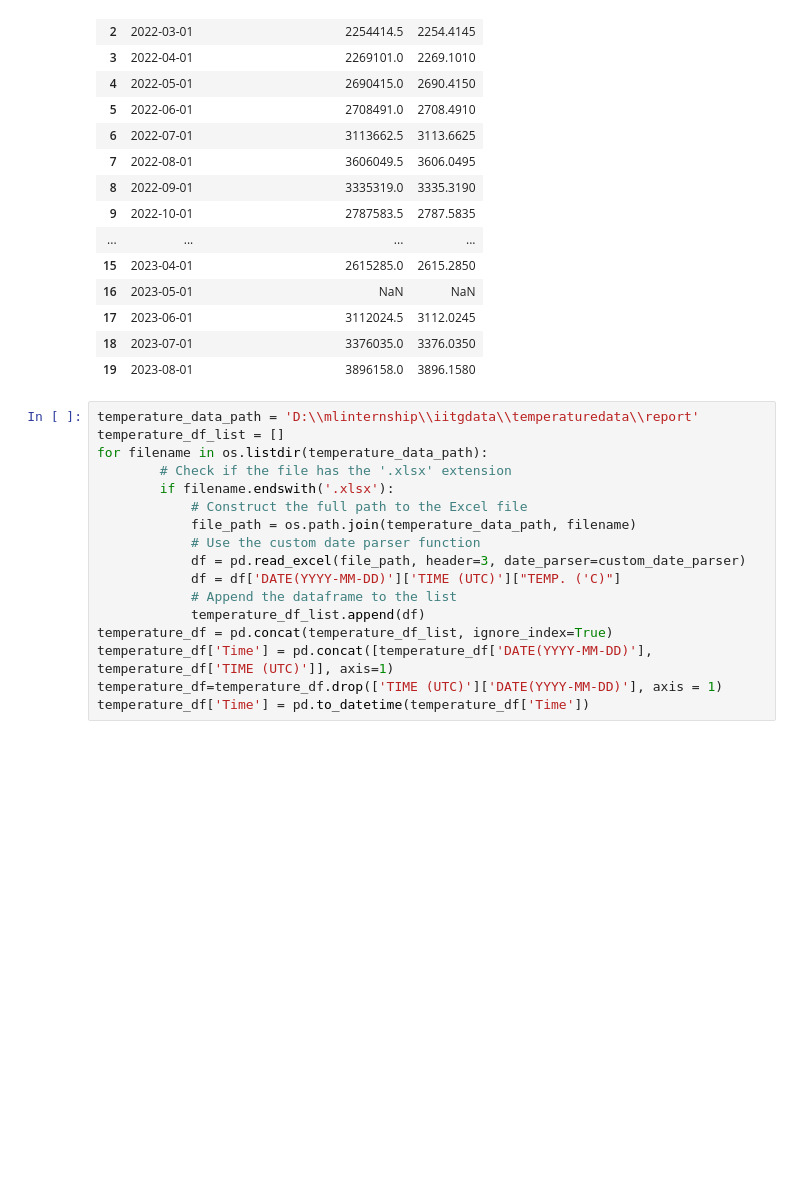
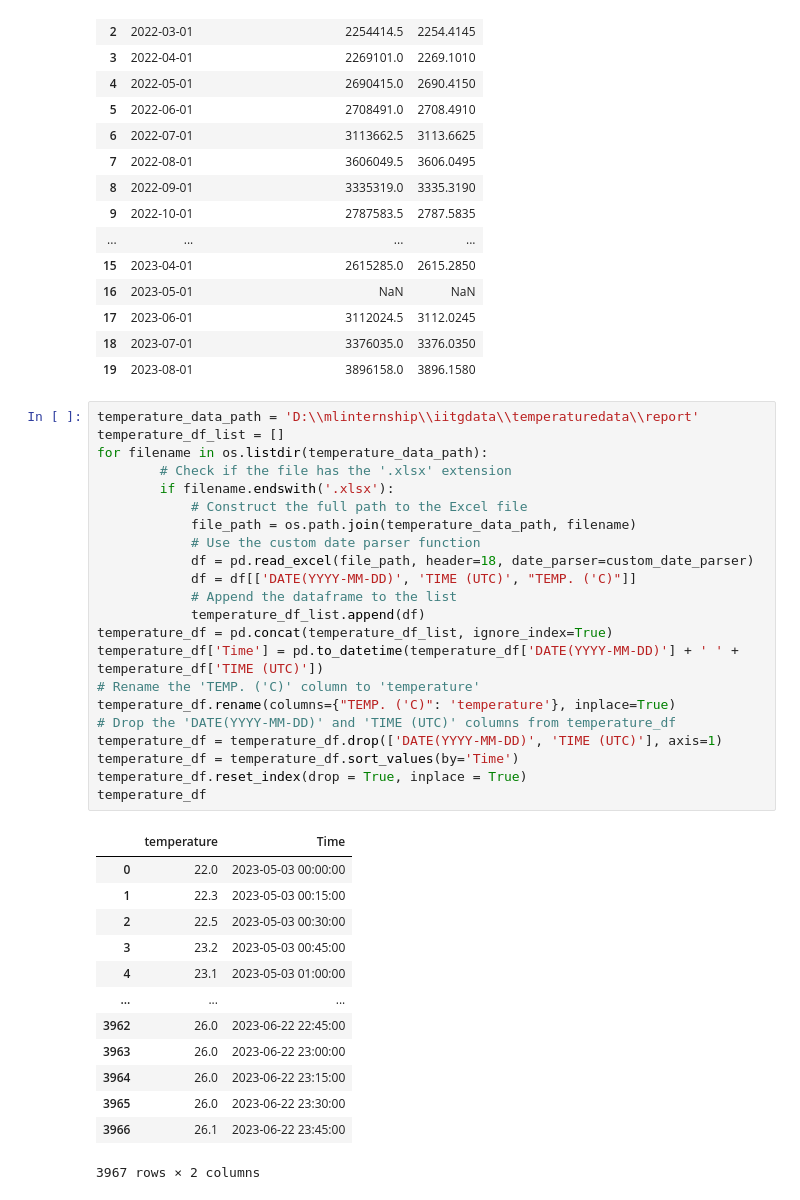
Before and after one commit to jainaryan/power-predict, a Jupyter notebook: optimization-report.ipynb, the cells around one changed output. Cells and saved outputs as stored; diff of their text form; blank space fills up the shorter version.

```diff
--- a/optimization-report.ipynb
+++ b/optimization-report.ipynb
@@ -93,20 +93,39 @@ bill_df
 # %%
 temperature_data_path = 'D:\\mlinternship\\iitgdata\\temperaturedata\\report'
 temperature_df_list = []
 for filename in os.listdir(temperature_data_path):
         # Check if the file has the '.xlsx' extension
         if filename.endswith('.xlsx'):
             # Construct the full path to the Excel file
             file_path = os.path.join(temperature_data_path, filename)
             # Use the custom date parser function
-            df = pd.read_excel(file_path, header=3, date_parser=custom_date_parser)
-            df = df['DATE(YYYY-MM-DD)']['TIME (UTC)']["TEMP. ('C)"]
+            df = pd.read_excel(file_path, header=18, date_parser=custom_date_parser)
+            df = df[['DATE(YYYY-MM-DD)', 'TIME (UTC)', "TEMP. ('C)"]]
             # Append the dataframe to the list
             temperature_df_list.append(df)
 temperature_df = pd.concat(temperature_df_list, ignore_index=True)
-temperature_df['Time'] = pd.concat([temperature_df['DATE(YYYY-MM-DD)'], temperature_df['TIME (UTC)']], axis=1)
-temperature_df=temperature_df.drop(['TIME (UTC)']['DATE(YYYY-MM-DD)'], axis = 1)
-temperature_df['Time'] = pd.to_datetime(temperature_df['Time'])
+temperature_df['Time'] = pd.to_datetime(temperature_df['DATE(YYYY-MM-DD)'] + ' ' + temperature_df['TIME (UTC)'])
+# Rename the 'TEMP. ('C)' column to 'temperature'
+temperature_df.rename(columns={"TEMP. ('C)": 'temperature'}, inplace=True)
+# Drop the 'DATE(YYYY-MM-DD)' and 'TIME (UTC)' columns from temperature_df
+temperature_df = temperature_df.drop(['DATE(YYYY-MM-DD)', 'TIME (UTC)'], axis=1)
+temperature_df = temperature_df.sort_values(by='Time')
+temperature_df.reset_index(drop = True, inplace = True)
+temperature_df
+# %% [output]
+|  | temperature | Time |
+| 0 | 22.0 | 2023-05-03 00:00:00 |
+| 1 | 22.3 | 2023-05-03 00:15:00 |
+| 2 | 22.5 | 2023-05-03 00:30:00 |
+| 3 | 23.2 | 2023-05-03 00:45:00 |
+| 4 | 23.1 | 2023-05-03 01:00:00 |
+| ... | ... | ... |
+| 3962 | 26.0 | 2023-06-22 22:45:00 |
+| 3963 | 26.0 | 2023-06-22 23:00:00 |
+| 3964 | 26.0 | 2023-06-22 23:15:00 |
+| 3965 | 26.0 | 2023-06-22 23:30:00 |
+| 3966 | 26.1 | 2023-06-22 23:45:00 |
+3967 rows × 2 columns
 # %%
 #read the power data
 power_df = pd.concat(df_list, ignore_index=True)
```
Also changed, not shown: parts of 8 cells of this notebook, 2 other files.
